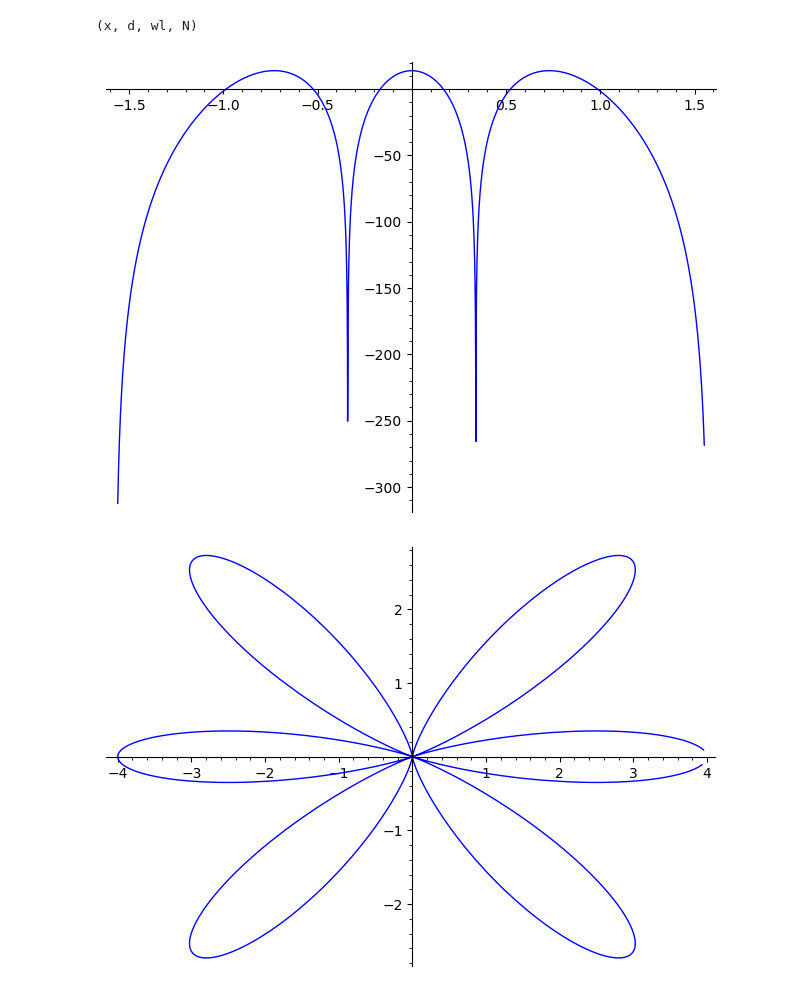
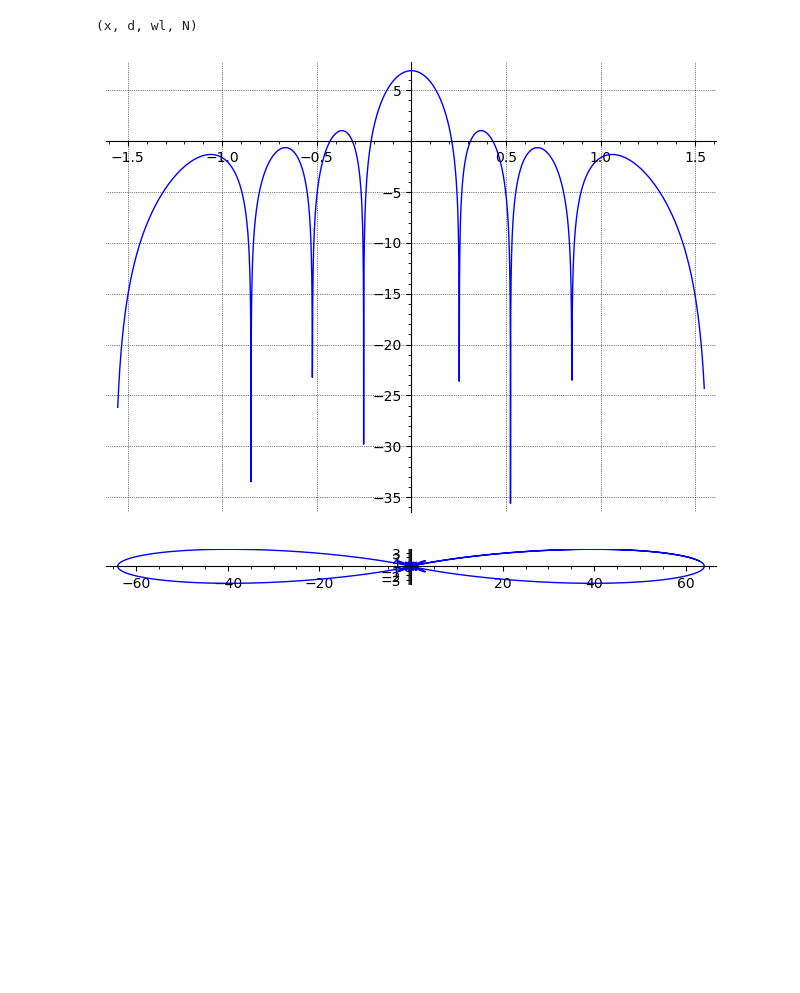
Before and after one commit to delion264/phase_array, a Jupyter notebook: jupyter_notebooks/phase_array.ipynb, the cells around one changed output. Cells and saved outputs as stored; diff of their text form; code cells hidden in the pictures; blank space fills up the shorter version.

```diff
--- a/jupyter_notebooks/phase_array.ipynb
+++ b/jupyter_notebooks/phase_array.ipynb
@@ -63,12 +66,12 @@ InteractiveShell.ast_node_interactivity = "all"
 # %%
 var('x, d, wl, N')
-N = 2         #number of array elements
-d = 1.5*wl    #element spacing
+N = 8         #number of array elements
+d = 0.5*wl    #element spacing
 f(x) = (1 - cos(N*2*pi*(d/wl)*sin(x)))/(1-cos(2*pi*(d/wl)*sin(x)))
-a(x) = 10*log(abs(f(x)/2)^2)
-plot(a(x), (x,-pi/2,pi/2))
-polar_plot(f(x), (x,0,2*pi))
+a(x) = log(abs(f(x)/2)^2)
+plot(a(x), (x,-pi/2,pi/2), gridlines=True)
+polar_plot(f(x), (x,0,2.1*pi))
 # %% [output]
 (x, d, wl, N)
-[figure, old version]
+[figure, new version]
-[figure, old version]
+[figure, new version]
```
Also changed, not shown: parts of 2 cells of this notebook.
